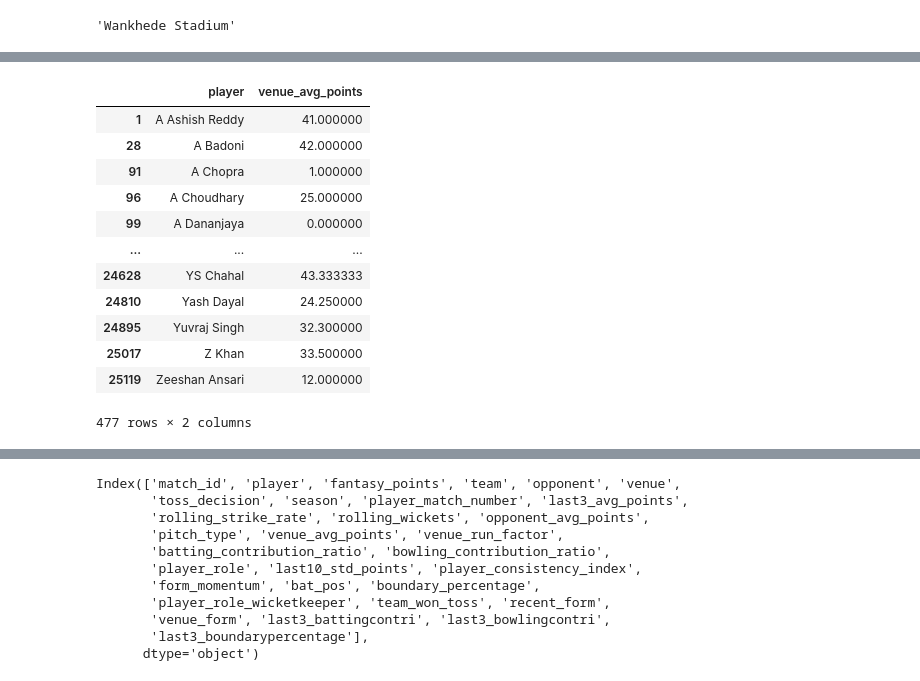
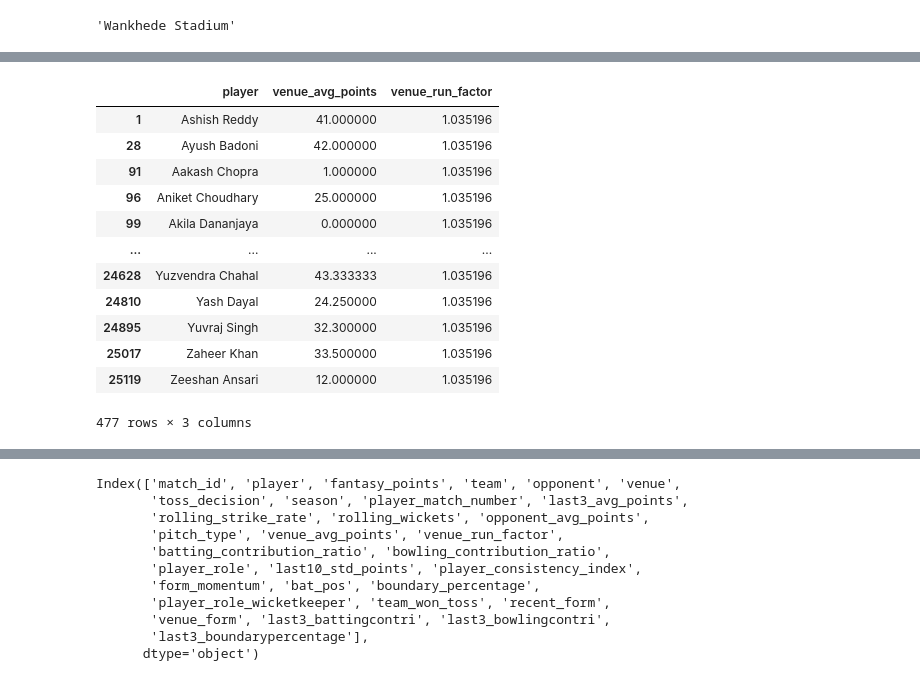
Before and after one commit to GuptaNidhish/FantasyTeamPredictor, a Jupyter notebook: notebooks/inference1.ipynb, the cells around one changed output, grey strips where cells are left out. Saved outputs shown, nothing was run; the diff lists cells and outputs as text; code cells hidden in the pictures.

```diff
--- a/notebooks/inference1.ipynb
+++ b/notebooks/inference1.ipynb
@@ -26,3 +26,4 @@ team2_squad = ['Rohit Sharma','Ishan Kishan','Suryakumar Yadav','Hardik Pandya',
 squad = team1_squad+team2_squad
 # %%
 historical_data = pd.read_csv("/Users/nidhishgupta/Desktop/Dream11_Fantasy Team_Predictor/data/processed/historical_data.csv")
+historical_data['pitch_type'] = historical_data['pitch_type'].fillna('balanced')
@@ -29,3 +667,6 @@ historical_data = pd.read_csv("/Users/nidhishgupta/Desktop/Dream11_Fantasy Team_
+# %%
+historical_data['player'] = historical_data['player'].replace(player_mapping)
+data['player'] = data['player'].replace(player_mapping)
 # %%
 historical_data.columns
 # %% [output]
@@ -96,6 +754,6 @@ def map_player_name(name):
 # %%
 mapped_players_1 = [map_player_name(p) for p in team1_squad]
 mapped_players_2 = [map_player_name(p) for p in team2_squad]
-mapped_players = mapped_players_1+mapped_players_2
-mapped_players = [p for p in mapped_players if p is not None]
-print(mapped_players)
+
+mapped_players_1+mapped_players_2
+all_mapped = mapped_players_1 + mapped_players_2
@@ -139,7 +816,7 @@ mapped_venues
 'Wankhede Stadium'
 # %%
 players_df = data[
-    data['player'].isin(mapped_players)
+    data['player'].isin(all_mapped)
 ].copy()
 players_df
 # %% [output]
@@ -206,21 +883,21 @@ players_df
 # %%
-players_df = players_df.drop(columns = ['venue_avg_points'])
-venue_data = data[data['venue'] == venue][['player','venue_avg_points']].drop_duplicates()
+players_df = players_df.drop(columns = ['venue_avg_points','venue_run_factor'])
+venue_data = data[data['venue'] == venue][['player','venue_avg_points','venue_run_factor']].drop_duplicates()
 venue_data
 # %% [output]
-|  | player | venue_avg_points |
-| 1 | A Ashish Reddy | 41.000000 |
-| 28 | A Badoni | 42.000000 |
-| 91 | A Chopra | 1.000000 |
-| 96 | A Choudhary | 25.000000 |
-| 99 | A Dananjaya | 0.000000 |
-| ... | ... | ... |
-| 24628 | YS Chahal | 43.333333 |
-| 24810 | Yash Dayal | 24.250000 |
-| 24895 | Yuvraj Singh | 32.300000 |
-| 25017 | Z Khan | 33.500000 |
-| 25119 | Zeeshan Ansari | 12.000000 |
+|  | player | venue_avg_points | venue_run_factor |
+| 1 | Ashish Reddy | 41.000000 | 1.035196 |
+| 28 | Ayush Badoni | 42.000000 | 1.035196 |
+| 91 | Aakash Chopra | 1.000000 | 1.035196 |
+| 96 | Aniket Choudhary | 25.000000 | 1.035196 |
+| 99 | Akila Dananjaya | 0.000000 | 1.035196 |
+| ... | ... | ... | ... |
+| 24628 | Yuzvendra Chahal | 43.333333 | 1.035196 |
+| 24810 | Yash Dayal | 24.250000 | 1.035196 |
+| 24895 | Yuvraj Singh | 32.300000 | 1.035196 |
+| 25017 | Zaheer Khan | 33.500000 | 1.035196 |
+| 25119 | Zeeshan Ansari | 12.000000 | 1.035196 |
-477 rows × 2 columns
+477 rows × 3 columns
 # %%
 players_df = players_df.merge(venue_data,on = ['player'],how = 'left')
 players_df
```
Also changed, not shown: parts of 79 cells of this notebook, 7 other files.
